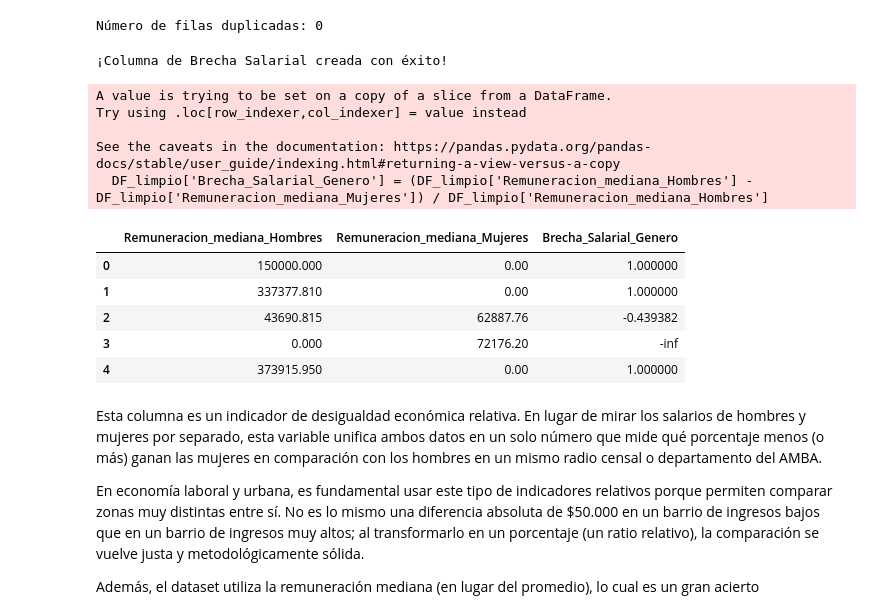
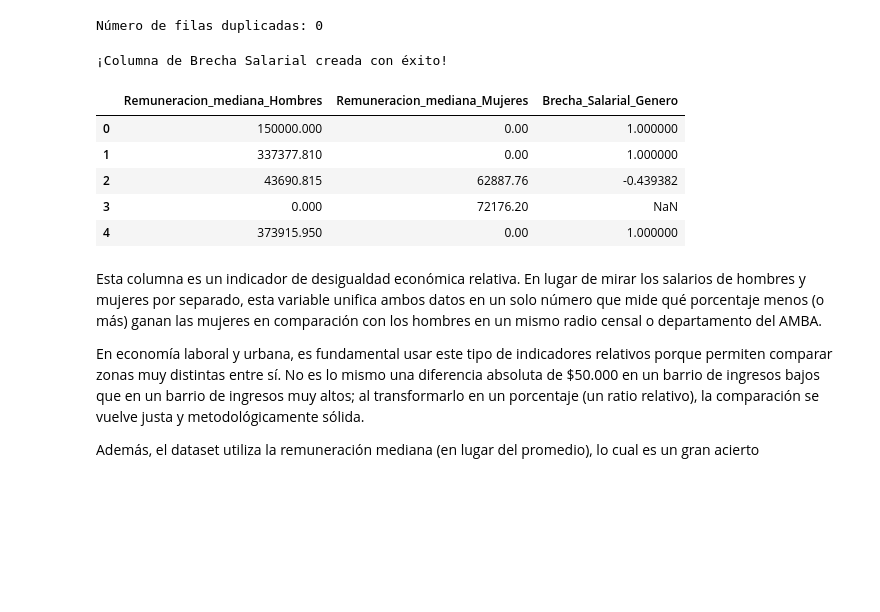
Before and after one commit to tost1n/Tp-laboratorio, a Jupyter notebook: Tp.ipynb, the cells around one changed output. Drawn from its saved outputs; the diff is of its cells as text; code cells hidden in the pictures; blank space fills up the shorter version.

```diff
--- a/Tp.ipynb
+++ b/Tp.ipynb
@@ -163,22 +163,20 @@ Número de filas duplicadas: 0
 # %%
 # 1. Creamos la columna derivada utilizando DF_limpio
 DF_limpio['Brecha_Salarial_Genero'] = (DF_limpio['Remuneracion_mediana_Hombres'] - DF_limpio['Remuneracion_mediana_Mujeres']) / DF_limpio['Remuneracion_mediana_Hombres']
 
+# Reemplazar valores infinitos resultantes de la división por cero con NaN
+DF_limpio['Brecha_Salarial_Genero'] = DF_limpio['Brecha_Salarial_Genero'].replace([np.inf, -np.inf], np.nan)
+
 # 2. Verificación de los resultados en pantalla
 print("¡Columna de Brecha Salarial creada con éxito!")
-DF_limpio[['Remuneracion_mediana_Hombres', 'Remuneracion_mediana_Mujeres', 'Brecha_Salarial_Genero']].head()
+display(DF_limpio[['Remuneracion_mediana_Hombres', 'Remuneracion_mediana_Mujeres', 'Brecha_Salarial_Genero']].head())
 # %% [output]
 ¡Columna de Brecha Salarial creada con éxito!
-A value is trying to be set on a copy of a slice from a DataFrame.
-Try using .loc[row_indexer,col_indexer] = value instead
-
-See the caveats in the documentation: https://pandas.pydata.org/pandas-docs/stable/user_guide/indexing.html#returning-a-view-versus-a-copy
-  DF_limpio['Brecha_Salarial_Genero'] = (DF_limpio['Remuneracion_mediana_Hombres'] - DF_limpio['Remuneracion_mediana_Mujeres']) / DF_limpio['Remuneracion_mediana_Hombres']
 |  | Remuneracion_mediana_Hombres | Remuneracion_mediana_Mujeres | Brecha_Salarial_Genero |
 | 0 | 150000.000 | 0.00 | 1.000000 |
 | 1 | 337377.810 | 0.00 | 1.000000 |
 | 2 | 43690.815 | 62887.76 | -0.439382 |
-| 3 | 0.000 | 72176.20 | -inf |
+| 3 | 0.000 | 72176.20 | NaN |
 | 4 | 373915.950 | 0.00 | 1.000000 |
 # %% [markdown]
 Esta columna es un indicador de desigualdad económica relativa. En lugar de mirar los salarios de hombres y mujeres por separado, esta variable unifica ambos datos en un solo número que mide qué porcentaje menos (o más) ganan las mujeres en comparación con los hombres en un mismo radio censal o departamento del AMBA.
```
Also changed, not shown: parts of 12 cells of this notebook.
